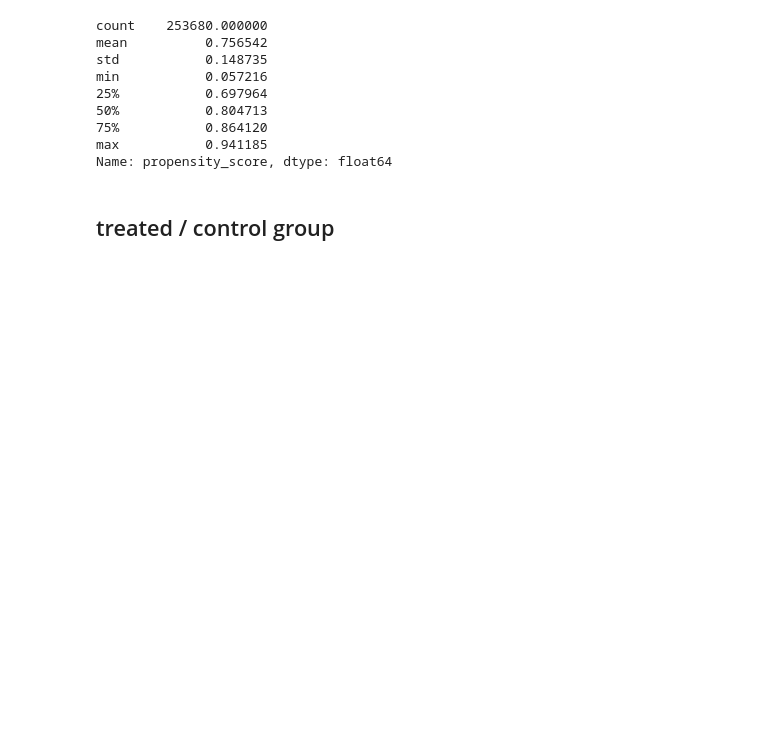
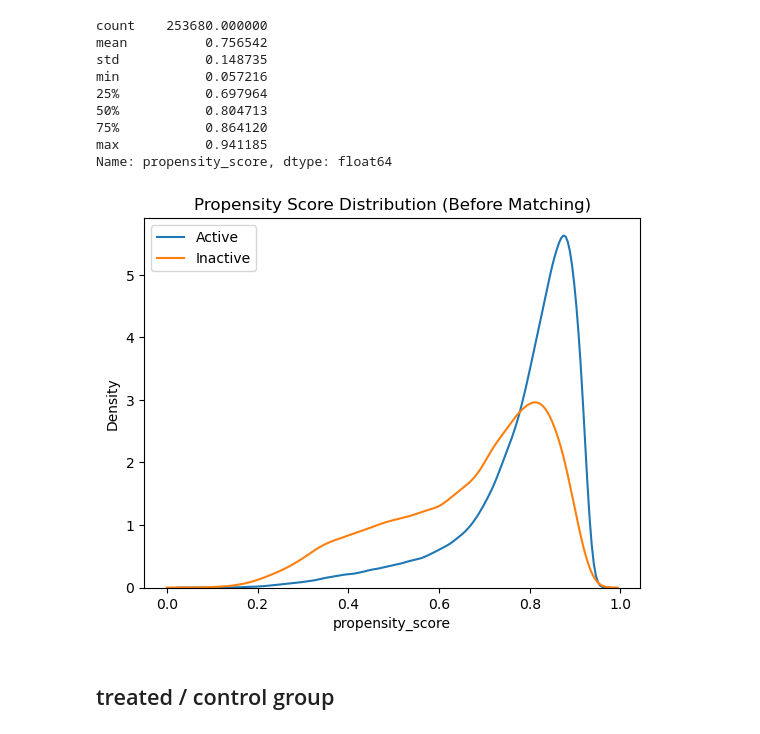
Before and after one commit to 3Frank3/Diabetes-Risk-Prediction-Fairness-Evaluation-and-Causal-Analysis-of-Physical-Activity-Using-PSM, a Jupyter notebook: PSM.ipynb, the cells around one changed output. Drawn from its saved outputs; the diff is of its cells as text; code cells hidden in the pictures; blank space fills up the shorter version.

Commit message:
revise and add some plots for PSM analysis

```diff
--- a/PSM.ipynb
+++ b/PSM.ipynb
@@ -105,6 +107,18 @@ min           0.057216
 75%           0.864120
 max           0.941185
 Name: propensity_score, dtype: float64
+# %%
+import seaborn as sns
+import matplotlib.pyplot as plt
+
+sns.kdeplot(df[df["PhysActivity"]==1]["propensity_score"], label="Active")
+sns.kdeplot(df[df["PhysActivity"]==0]["propensity_score"], label="Inactive")
+
+plt.title("Propensity Score Distribution (Before Matching)")
+plt.legend()
+plt.show()
+# %% [output]
+[figure, added]
 # %% [markdown]
 ## treated / control group
 # %%
```
Also changed, not shown: parts of 6 cells of this notebook.
